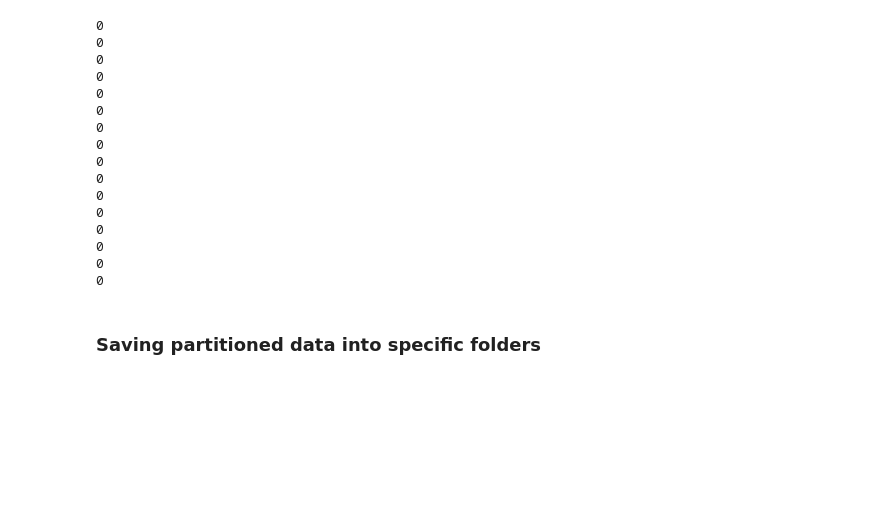
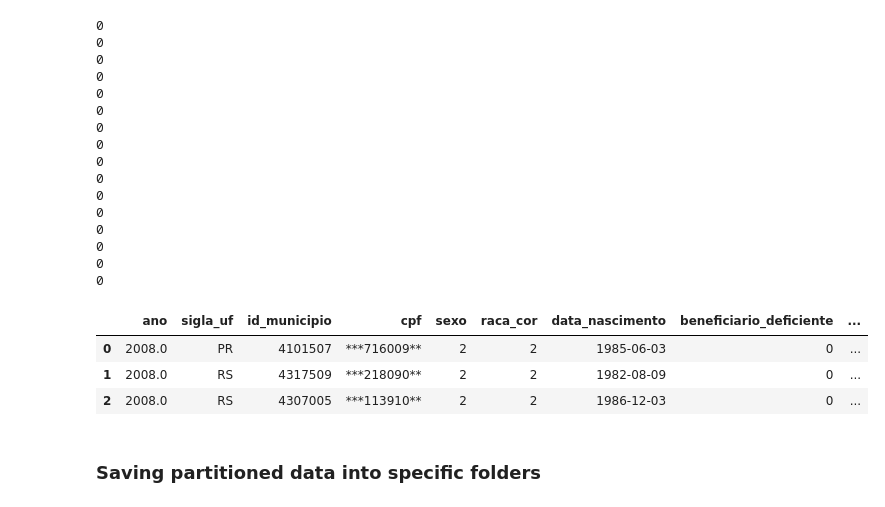
Before and after one commit to oterrab/portfolio-projects, a Jupyter notebook: python/basedosdados/bases/br_mec_prouni.bolsas/code/br_mec_prouni.bolsas.ipynb, the cells around one changed output. Saved outputs shown, nothing was run; the diff lists cells and outputs as text; code cells hidden in the pictures; blank space fills up the shorter version.

```diff
--- a/python/basedosdados/bases/br_mec_prouni.bolsas/code/br_mec_prouni.bolsas.ipynb
+++ b/python/basedosdados/bases/br_mec_prouni.bolsas/code/br_mec_prouni.bolsas.ipynb
@@ -147,3 +147,7 @@ for df in dfs:
     if ano == 2020:
         df['id_municipio'] = df['id_municipio'].apply(lambda s: s.upper() if type(s) == str else s)
         df['id_municipio_ies'] = df['id_municipio_ies'].apply(lambda s: s.upper() if type(s) == str else s)
+# %%
+for df in dfs:
+        df['curso'] = df['curso'].apply(lambda s: s.upper() if type(s) == str else s)
+        df['campus'] = df['campus'].apply(lambda s: s.upper() if type(s) == str else s)
@@ -293,6 +304,13 @@ for i in range(len(dfs)):
 0
 0
 0
+# %%
+dfs[1].head(3)
+# %% [output]
+|  | ano | sigla_uf | id_municipio | cpf | sexo | raca_cor | data_nascimento | beneficiario_deficiente | ... |
+| 0 | 2008.0 | PR | 4101507 | ***716009** | 2 | 2 | 1985-06-03 | 0 | ... |
+| 1 | 2008.0 | RS | 4317509 | ***218090** | 2 | 2 | 1982-08-09 | 0 | ... |
+| 2 | 2008.0 | RS | 4307005 | ***113910** | 2 | 2 | 1986-12-03 | 0 | ... |
 # %% [markdown]
 ### Saving partitioned data into specific folders
 # %%
```
Also changed, not shown: parts of 1 cell of this notebook, 1 other file.
